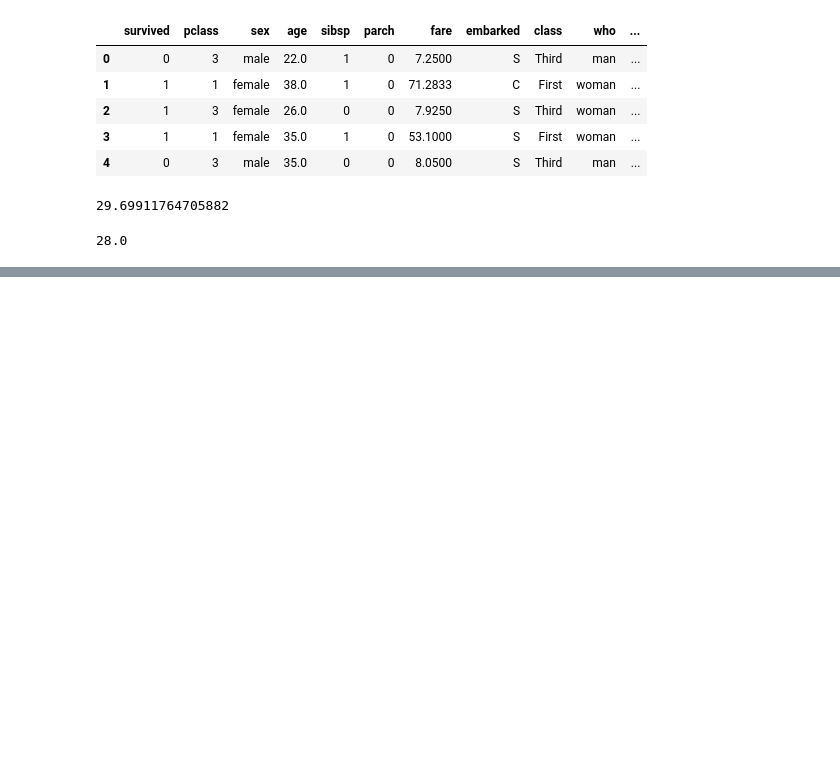
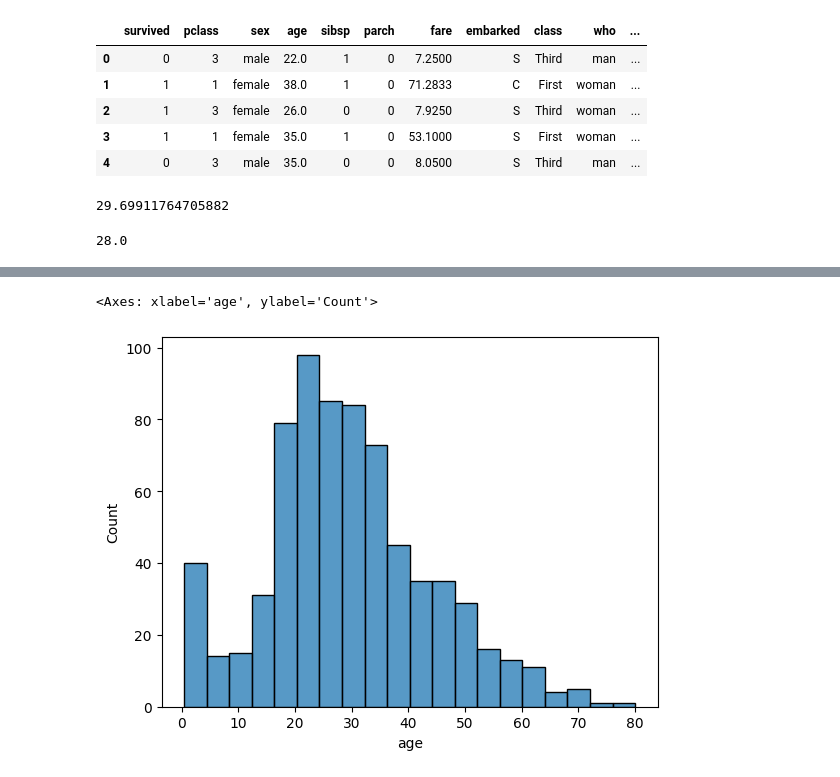
Before and after one commit to Ind-saurabh-kumar/Data_Science_Course, a Jupyter notebook: Mathematics/statistics.ipynb, the cells around one changed output, grey strips where cells are left out. Cells and saved outputs as stored; diff of their text form; code cells hidden in the pictures; blank space fills up the shorter version.

```diff
--- a/Mathematics/statistics.ipynb
+++ b/Mathematics/statistics.ipynb
@@ -58,0 +97,5 @@ df['age'].median()
+# %%
+sns.histplot(df, x='age')
+# %% [output]
+<Axes: xlabel='age', ylabel='Count'>
+[figure, added]
```
Also changed, not shown: parts of 7 cells of this notebook.
